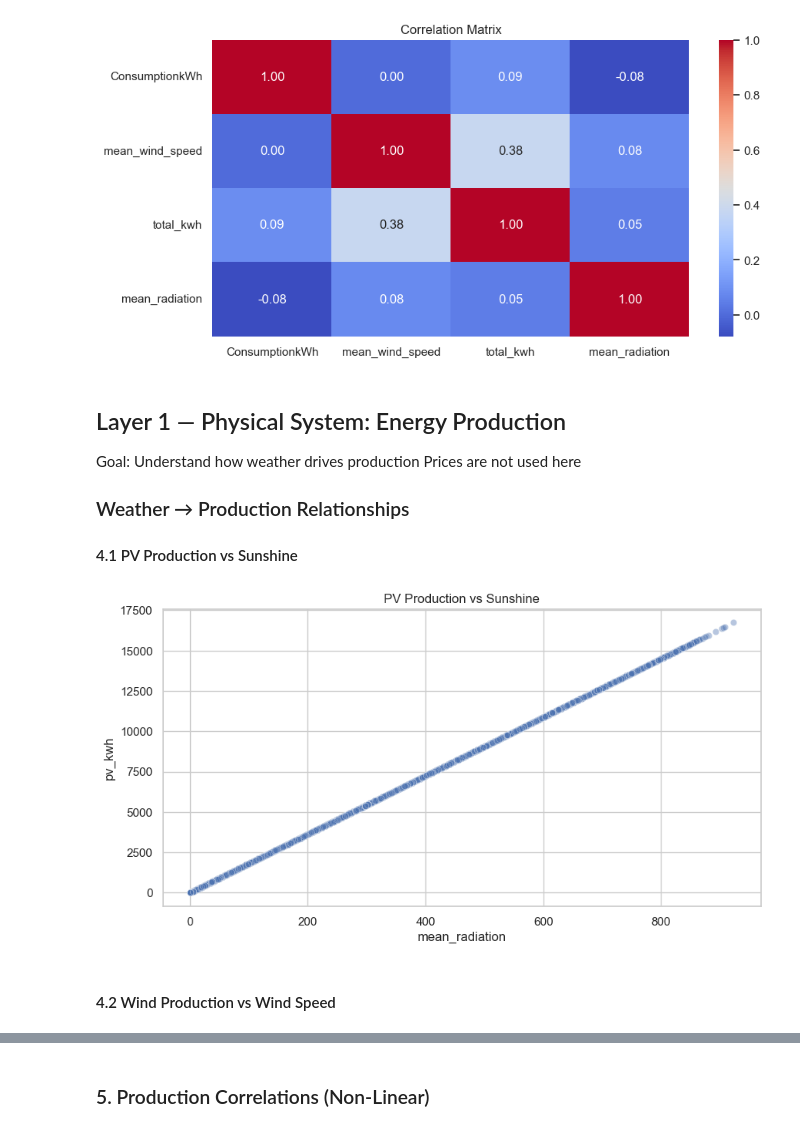
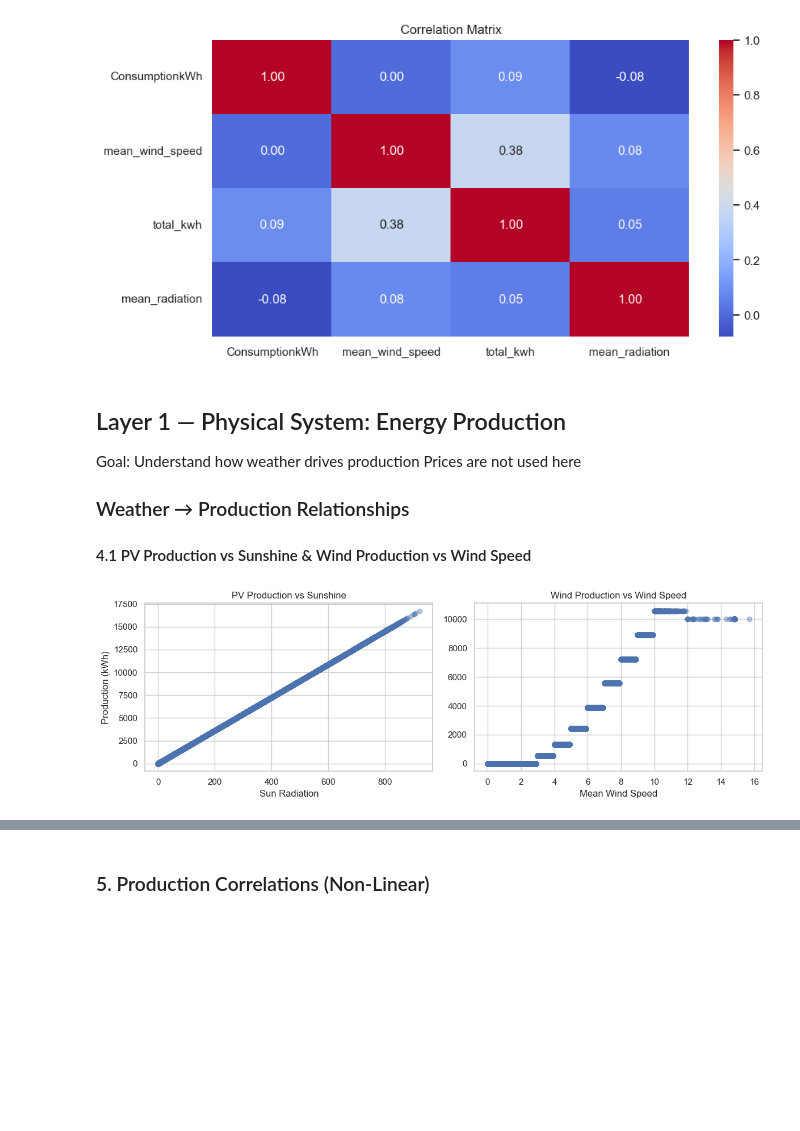
Before and after one commit to The-European-Avengers/BigDataProject, a Jupyter notebook: data_analysis.ipynb, the cells around one changed output, grey strips where cells are left out. Cells and saved outputs as stored; diff of their text form; code cells hidden in the pictures; blank space fills up the shorter version.

```diff
--- a/data_analysis.ipynb
+++ b/data_analysis.ipynb
@@ -351,18 +351,28 @@ Goal: Understand how weather drives production
 Prices are not used here
 
 ### Weather → Production Relationships
-#### 4.1 PV Production vs Sunshine
+#### 4.1 PV Production vs Sunshine & Wind Production vs Wind Speed
 # %%
 odense_df = df[df['MunicipalityCode'] == 461]
-sns.scatterplot(
+fig, axes = plt.subplots(1, 2, figsize=(12, 4))
+axes[0].scatter(
     data=odense_df,
     x="mean_radiation",
     y="pv_kwh",
     alpha=0.4
 )
-plt.title("PV Production vs Sunshine")
+axes[0].set_title("PV Production vs Sunshine")
+axes[0].set_ylabel("Production (kWh)")
+axes[0].set_xlabel("Sun Radiation")
+axes[1].scatter(
+    data=odense_df,
+    x="mean_wind_speed",
+    y="wind_kw_out",
+    alpha=0.4
+)
+axes[1].set_title("Wind Production vs Wind Speed")
+axes[1].set_xlabel("Mean Wind Speed")
+plt.tight_layout()
 plt.show()
 # %% [output]
-[figure, old version]
+[figure, new version]
-# %% [markdown]
-#### 4.2 Wind Production vs Wind Speed
```
Also changed, not shown: parts of 2 cells of this notebook.
